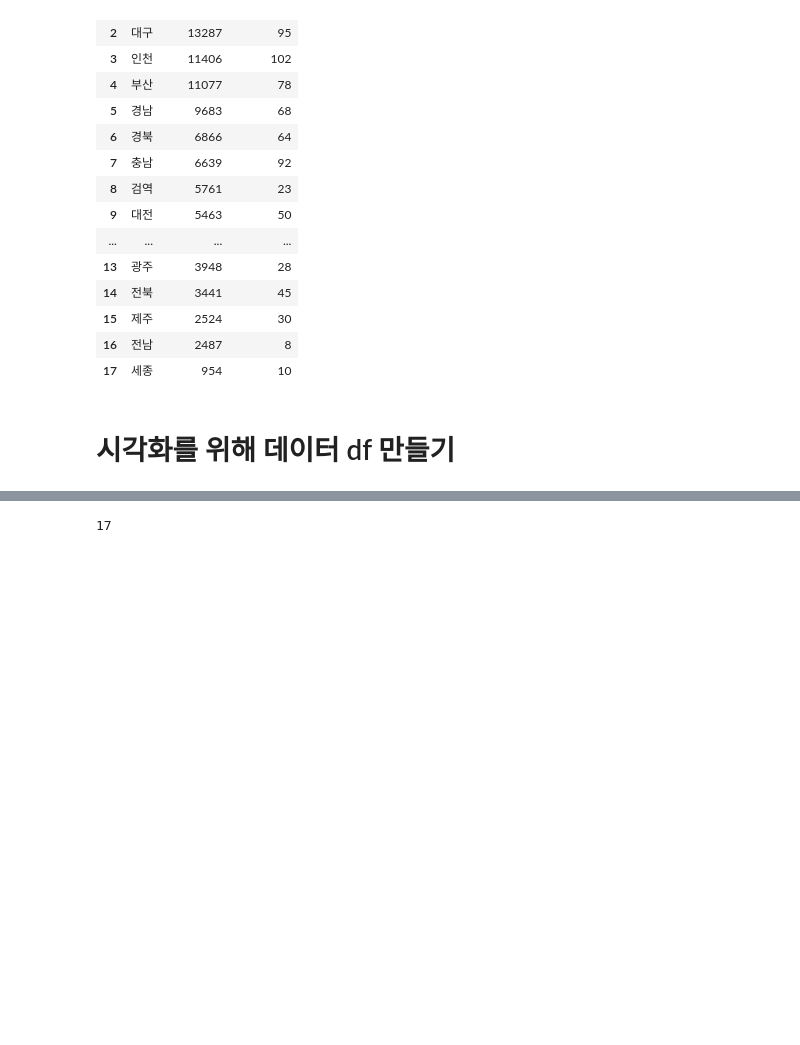
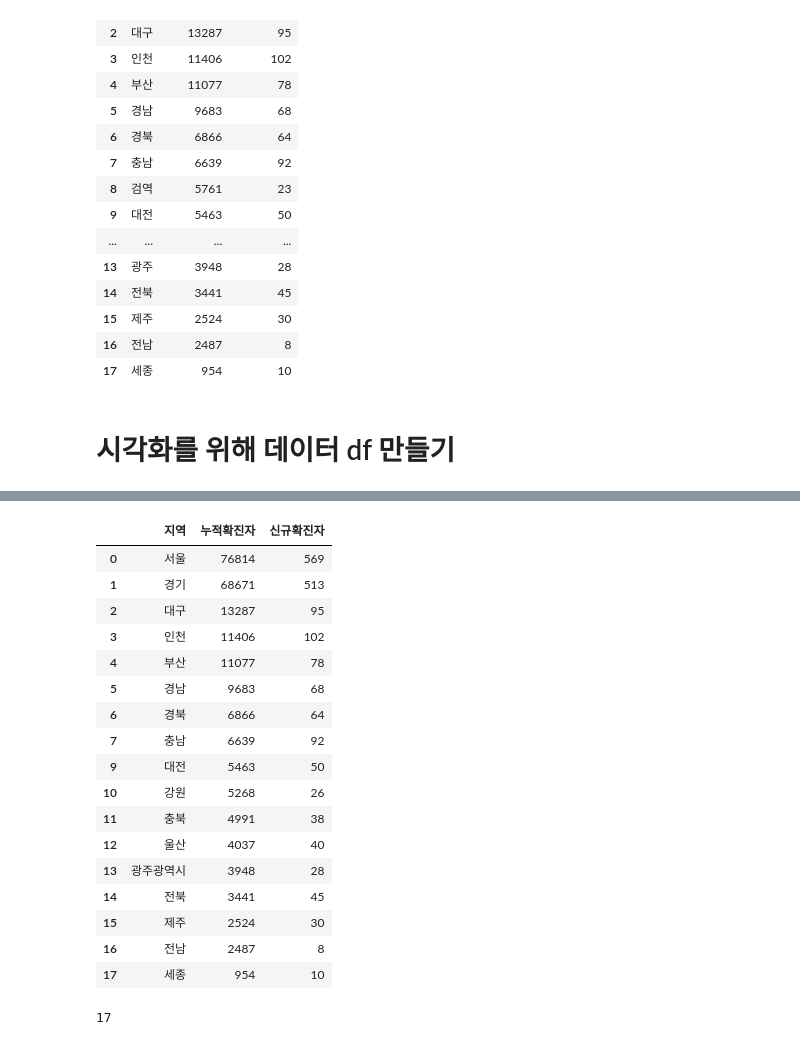
Before and after one commit to Chloe-Moon/covid19_statistics, a Jupyter notebook: 지역별 데이터 분석_공유.ipynb, the cells around one changed output, grey strips where cells are left out. Cells and saved outputs as stored; diff of their text form; code cells hidden in the pictures; blank space fills up the shorter version.

```diff
--- a/지역별 데이터 분석_공유.ipynb
+++ b/지역별 데이터 분석_공유.ipynb
@@ -44,6 +63,27 @@ df2.reset_index(drop = True)
 # %%
 # 광주 -> 광주광역시
 df2 = df2.replace('광주','광주광역시')
+# %%
+df2
+# %% [output]
+|  | 지역 | 누적확진자 | 신규확진자 |
+| 0 | 서울 | 76814 | 569 |
+| 1 | 경기 | 68671 | 513 |
+| 2 | 대구 | 13287 | 95 |
+| 3 | 인천 | 11406 | 102 |
+| 4 | 부산 | 11077 | 78 |
+| 5 | 경남 | 9683 | 68 |
+| 6 | 경북 | 6866 | 64 |
+| 7 | 충남 | 6639 | 92 |
+| 9 | 대전 | 5463 | 50 |
+| 10 | 강원 | 5268 | 26 |
+| 11 | 충북 | 4991 | 38 |
+| 12 | 울산 | 4037 | 40 |
+| 13 | 광주광역시 | 3948 | 28 |
+| 14 | 전북 | 3441 | 45 |
+| 15 | 제주 | 2524 | 30 |
+| 16 | 전남 | 2487 | 8 |
+| 17 | 세종 | 954 | 10 |
 # %%
 cities = df2['지역'].values
 # %%
```
Also changed, not shown: parts of 21 cells of this notebook, 1 other file.
